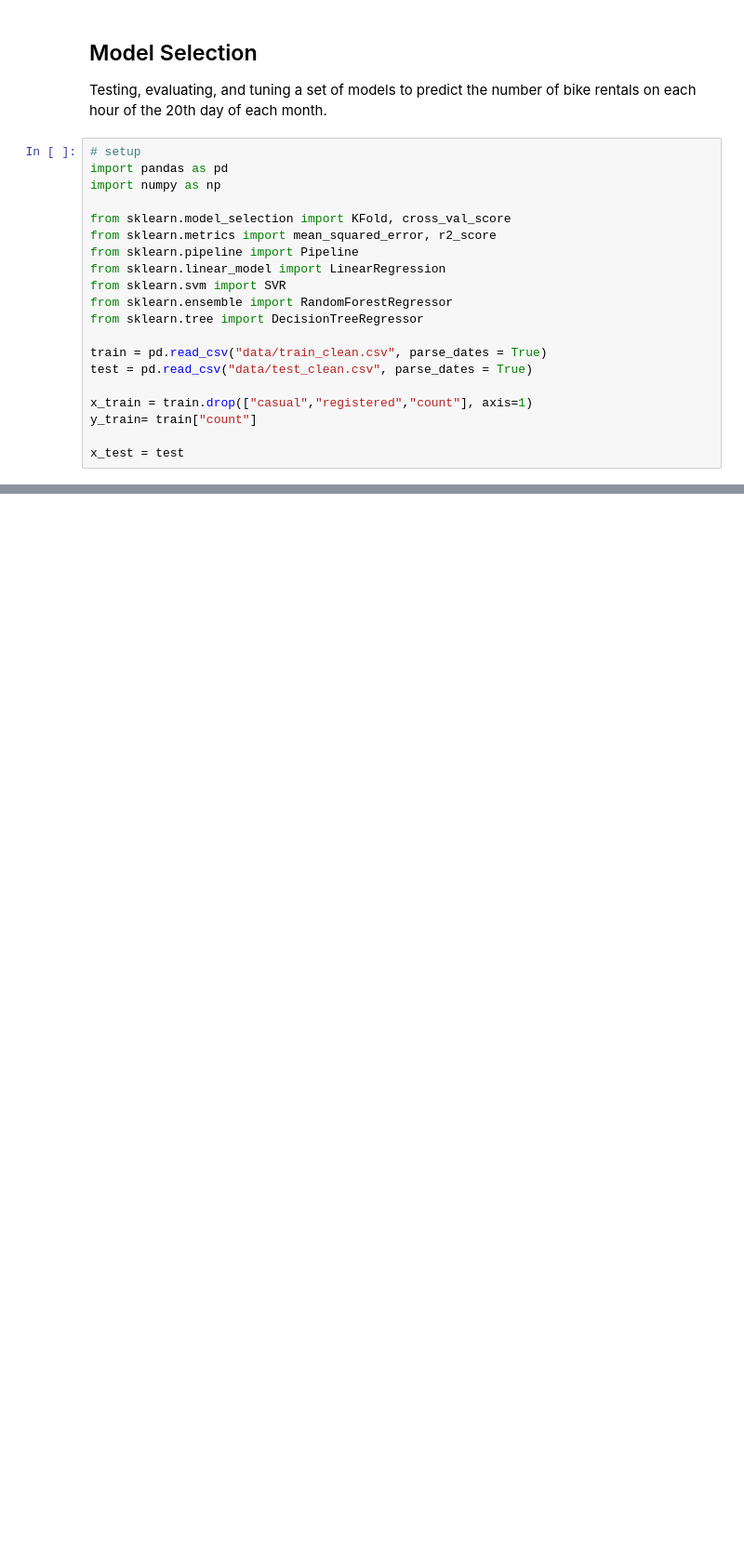
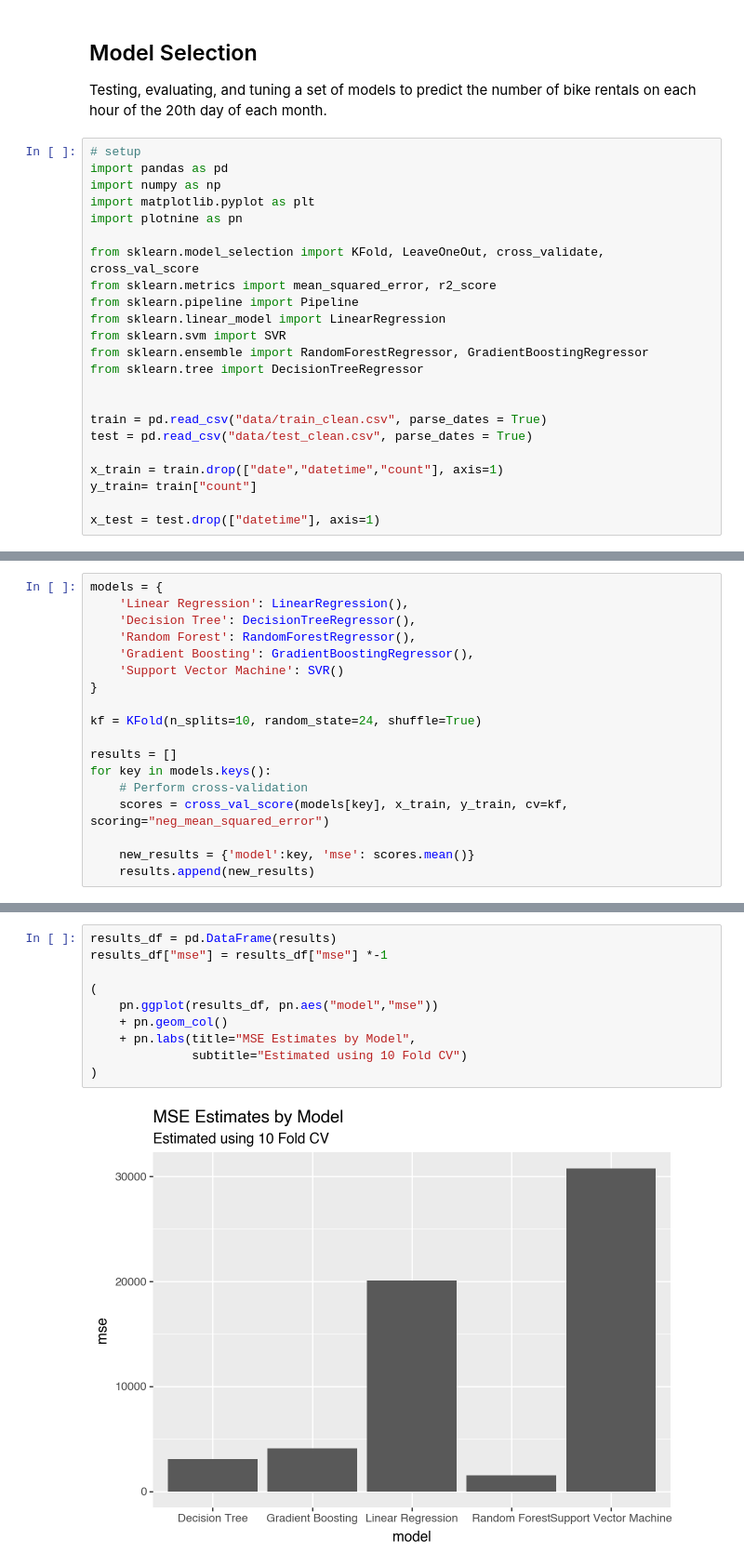
Before and after one commit to jamann246/bike-kaggle, a Jupyter notebook: model-selection.ipynb, the cells around one changed output, grey strips where cells are left out. Shown at 93% size. Cells and saved outputs as stored; diff of their text form; blank space fills up the shorter version.

```diff
--- a/model-selection.ipynb
+++ b/model-selection.ipynb
@@ -5,19 +5,22 @@ Testing, evaluating, and tuning a set of models to predict the number of bike re
 # setup
 import pandas as pd
 import numpy as np
+import matplotlib.pyplot as plt
+import plotnine as pn
 
-from sklearn.model_selection import KFold, cross_val_score
+from sklearn.model_selection import KFold, LeaveOneOut, cross_validate, cross_val_score
 from sklearn.metrics import mean_squared_error, r2_score
 from sklearn.pipeline import Pipeline
 from sklearn.linear_model import LinearRegression
 from sklearn.svm import SVR
-from sklearn.ensemble import RandomForestRegressor
+from sklearn.ensemble import RandomForestRegressor, GradientBoostingRegressor
 from sklearn.tree import DecisionTreeRegressor
+
 
 train = pd.read_csv("data/train_clean.csv", parse_dates = True)
 test = pd.read_csv("data/test_clean.csv", parse_dates = True)
 
-x_train = train.drop(["casual","registered","count"], axis=1)
+x_train = train.drop(["date","datetime","count"], axis=1)
 y_train= train["count"]
 
-x_test = test
+x_test = test.drop(["datetime"], axis=1)
@@ -58,0 +29,18 @@ for key in models.keys():
+# %%
+models = {
+    'Linear Regression': LinearRegression(),
+    'Decision Tree': DecisionTreeRegressor(),
+    'Random Forest': RandomForestRegressor(),
+    'Gradient Boosting': GradientBoostingRegressor(),
+    'Support Vector Machine': SVR()
+}
+
+kf = KFold(n_splits=10, random_state=24, shuffle=True)
+
+results = []
+for key in models.keys():
+    # Perform cross-validation
+    scores = cross_val_score(models[key], x_train, y_train, cv=kf, scoring="neg_mean_squared_error")
+
+    new_results = {'model':key, 'mse': scores.mean()}
+    results.append(new_results)
@@ -58,0 +55,12 @@ for key in models.keys():
+# %%
+results_df = pd.DataFrame(results)
+results_df["mse"] = results_df["mse"] *-1
+
+(
+    pn.ggplot(results_df, pn.aes("model","mse"))
+    + pn.geom_col()
+    + pn.labs(title="MSE Estimates by Model",
+              subtitle="Estimated using 10 Fold CV")
+)
+# %% [output]
+[figure, added]
```
Also changed, not shown: parts of 17 cells of this notebook, 1 other file.
